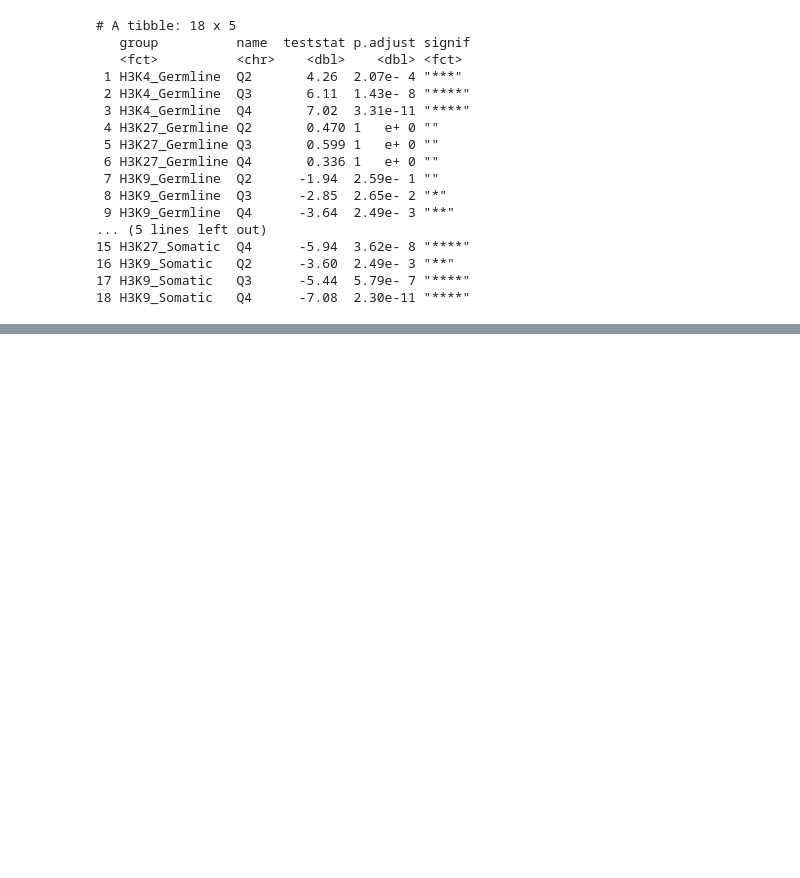
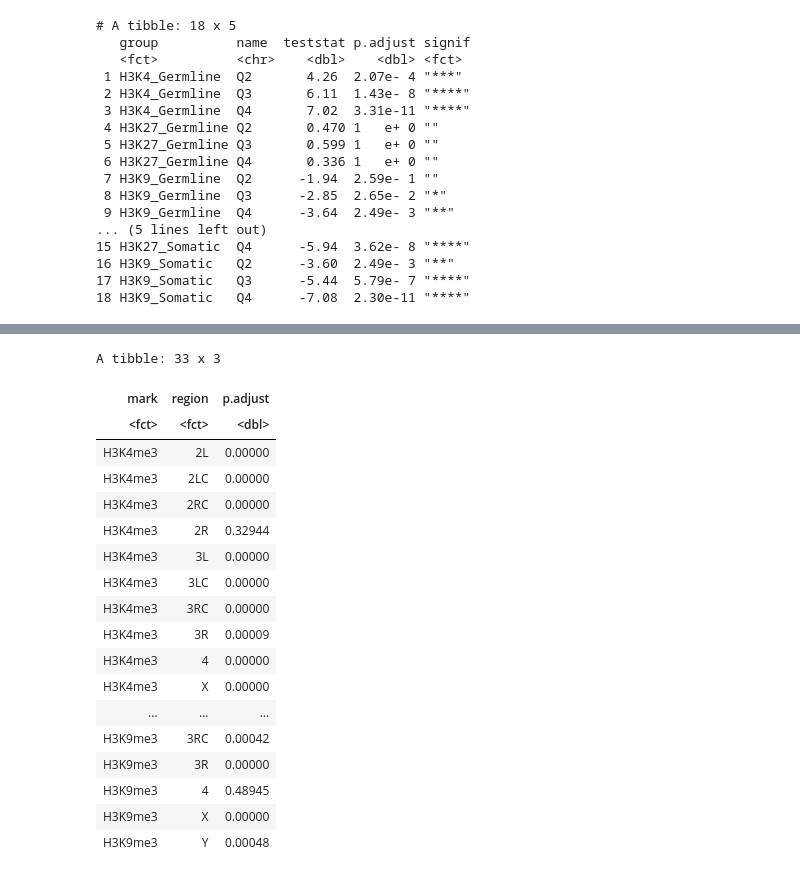
Before and after one commit to ringw/Upd-Germline-Genomics, a Jupyter notebook: reports/ChIC-Significance-Report.ipynb, the cells around one changed output, grey strips where cells are left out. Drawn from its saved outputs; the diff is of its cells as text; code cells hidden in the pictures; blank space fills up the shorter version.

```diff
--- a/reports/ChIC-Significance-Report.ipynb
+++ b/reports/ChIC-Significance-Report.ipynb
@@ -438,0 +706,23 @@ data <- markloess %>%
+# %%
+chic.experiment.quantify_H3K4_Germline_peakcalling.broad_chr <-
+  chic.experiment.quantify_H3K4_Germline_peakcalling.broad_chr %>%
+    subset(seqnames(.) != "rDNA")
+chic.experiment.quantify_H3K4_Somatic_peakcalling.broad_chr <-
+  chic.experiment.quantify_H3K4_Somatic_peakcalling.broad_chr %>%
+    subset(seqnames(.) != "rDNA")
+
+chic.experiment.quantify_H3K27_Germline_peakcalling.broad_chr <-
+  chic.experiment.quantify_H3K27_Germline_peakcalling.broad_chr %>%
+    subset(seqnames(.) != "rDNA")
+chic.experiment.quantify_H3K27_Somatic_peakcalling.broad_chr <-
+  chic.experiment.quantify_H3K27_Somatic_peakcalling.broad_chr %>%
+    subset(seqnames(.) != "rDNA")
+
+chic.experiment.quantify_H3K9_Germline_peakcalling.broad_chr <-
+  chic.experiment.quantify_H3K9_Germline_peakcalling.broad_chr %>%
+    subset(seqnames(.) != "rDNA")
+chic.experiment.quantify_H3K9_Somatic_peakcalling.broad_chr <-
+  chic.experiment.quantify_H3K9_Somatic_peakcalling.broad_chr %>%
+    subset(seqnames(.) != "rDNA")
+
+gr <- gr %>% subset(seqnames(.) != "rDNA")
@@ -438,0 +902,41 @@ data <- markloess %>%
+# %%
+library(withr)
+overlap_factor <- 5
+contingency_data$mark <- contingency_data$mark %>%
+  factor(str_glue("H3K{c(4,27,9)}me3"))
+contingency_test <- contingency_data %>%
+  group_by(mark, region) %>%
+  reframe(
+    p.adjust = mean(
+      {
+        p <- table[1, 1] / (table[1, 1] + table[2, 2])
+        q <- table[2, 2] / (table[1, 1] + table[2, 2])
+        n <- round((table[1, 1] + table[2, 2]) / overlap_factor)
+        p2 <- with_seed(0, rbinom(10^5, n, prob = 0.5) / n)
+        q2 <- 1 - p2
+        abs(log(p2) - log(q2)) >= abs(log(p) - log(q))
+      }
+    )
+  ) %>%
+  mutate(p.adjust = p.adjust %>% p.adjust())
+contingency_test
+# %% [output]
+A tibble: 33 x 3
+| mark | region | p.adjust |
+| <fct> | <fct> | <dbl> |
+| H3K4me3 | 2L | 0.00000 |
+| H3K4me3 | 2LC | 0.00000 |
+| H3K4me3 | 2RC | 0.00000 |
+| H3K4me3 | 2R | 0.32944 |
+| H3K4me3 | 3L | 0.00000 |
+| H3K4me3 | 3LC | 0.00000 |
+| H3K4me3 | 3RC | 0.00000 |
+| H3K4me3 | 3R | 0.00009 |
+| H3K4me3 | 4 | 0.00000 |
+| H3K4me3 | X | 0.00000 |
+| ... | ... | ... |
+| H3K9me3 | 3RC | 0.00042 |
+| H3K9me3 | 3R | 0.00000 |
+| H3K9me3 | 4 | 0.48945 |
+| H3K9me3 | X | 0.00000 |
+| H3K9me3 | Y | 0.00048 |
```
Also changed, not shown: parts of 21 cells of this notebook.
